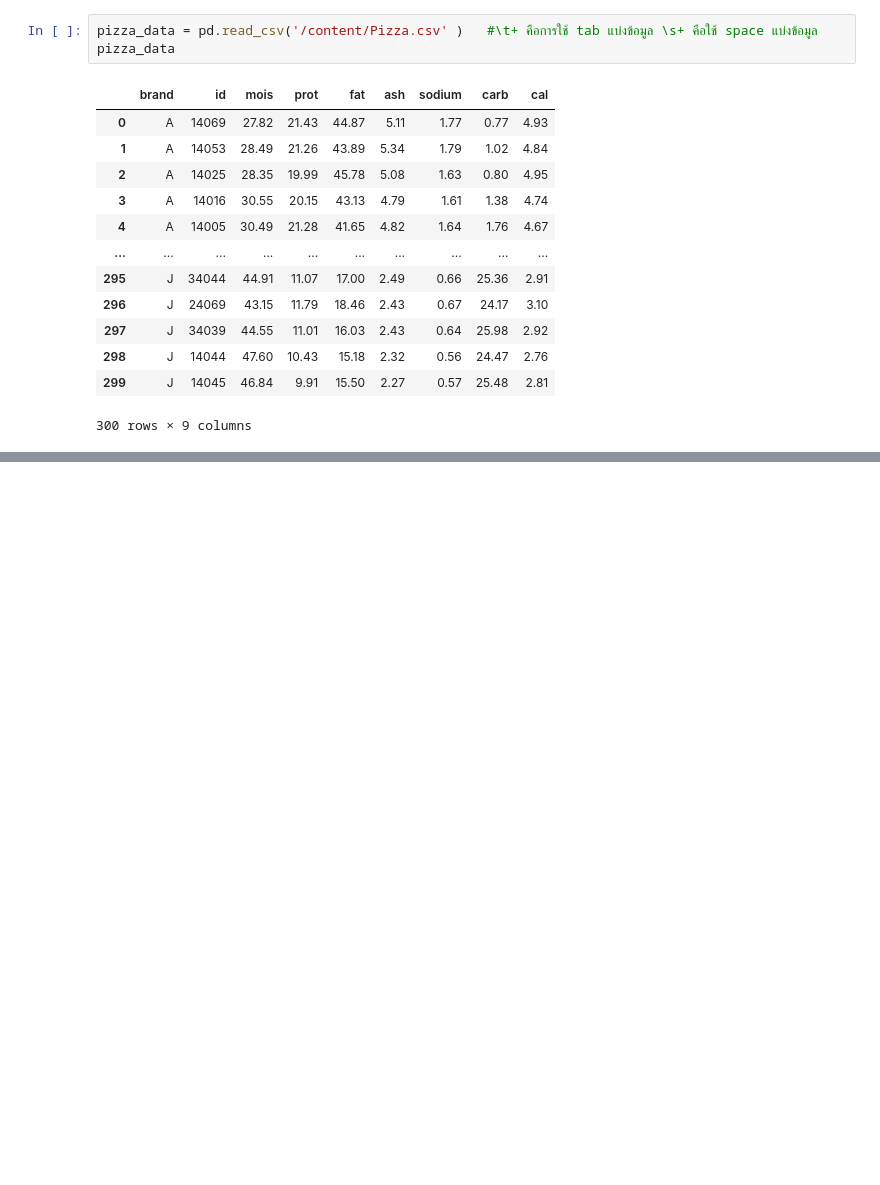
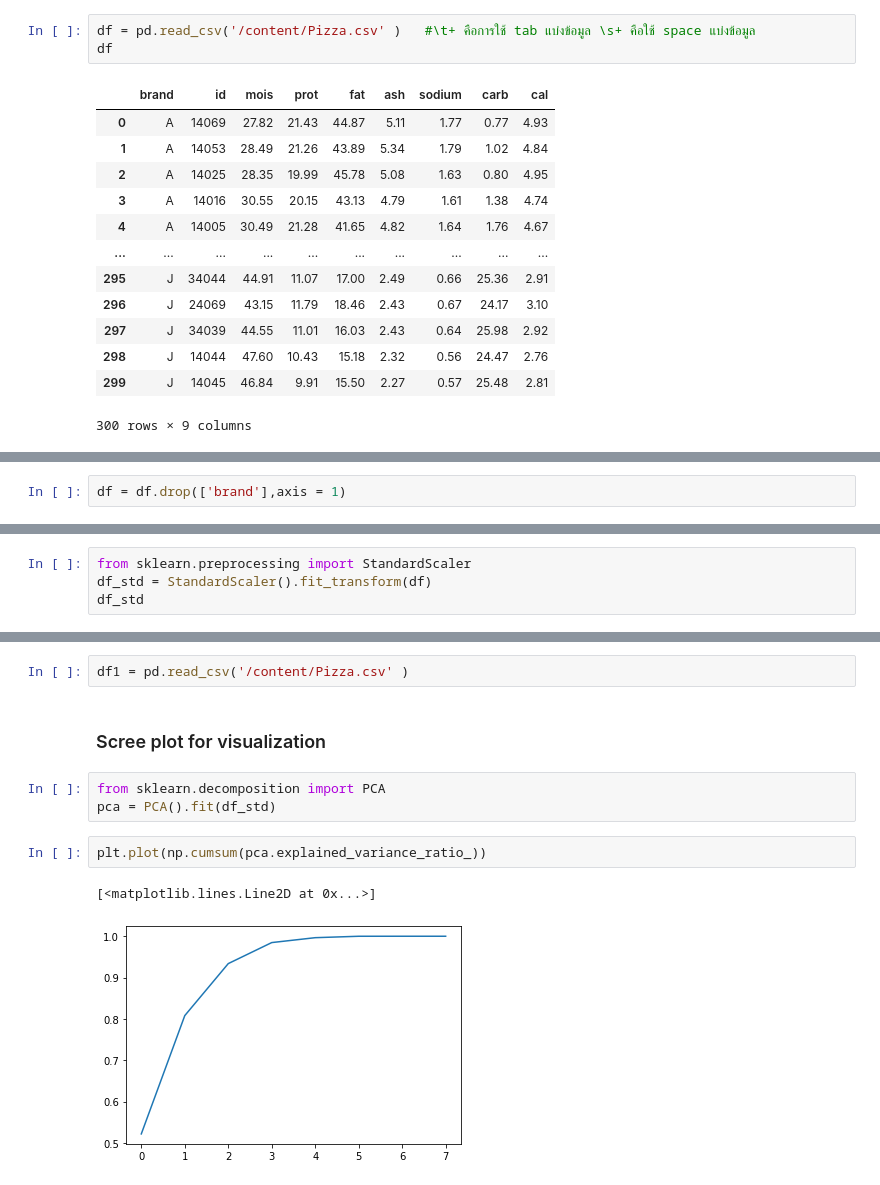
Before and after one commit to sskboonmee/multivariate, a Jupyter notebook: Exam01.ipynb, the cells around one changed output, grey strips where cells are left out. Saved outputs shown, nothing was run; the diff lists cells and outputs as text; blank space fills up the shorter version.

```diff
--- a/Exam01.ipynb
+++ b/Exam01.ipynb
@@ -5,6 +26,6 @@ import pandas as pd
 # %%
-pizza_data = pd.read_csv('/content/Pizza.csv' )   #\t+ คือการใช้ tab แบ่งข้อมูล \s+ คือใช้ space แบ่งข้อมูล
-pizza_data
+df = pd.read_csv('/content/Pizza.csv' )   #\t+ คือการใช้ tab แบ่งข้อมูล \s+ คือใช้ space แบ่งข้อมูล
+df
 # %% [output]
 |  | brand | id | mois | prot | fat | ash | sodium | carb | cal |
 | 0 | A | 14069 | 27.82 | 21.43 | 44.87 | 5.11 | 1.77 | 0.77 | 4.93 |
@@ -40,0 +77,2 @@ pd.plotting.parallel_coordinates(pizza_data, 'brand')
+# %%
+df = df.drop(['brand'],axis = 1)
@@ -40,0 +90,4 @@ pd.plotting.parallel_coordinates(pizza_data, 'brand')
+# %%
+from sklearn.preprocessing import StandardScaler
+df_std = StandardScaler().fit_transform(df)
+df_std
@@ -40,0 +191,12 @@ pd.plotting.parallel_coordinates(pizza_data, 'brand')
+# %%
+df1 = pd.read_csv('/content/Pizza.csv' )
+# %% [markdown]
+### Scree plot for visualization
+# %%
+from sklearn.decomposition import PCA
+pca = PCA().fit(df_std)
+# %%
+plt.plot(np.cumsum(pca.explained_variance_ratio_))
+# %% [output]
+[<matplotlib.lines.Line2D at 0x...>]
+[figure, added]
```
Also changed, not shown: parts of 33 cells of this notebook.
